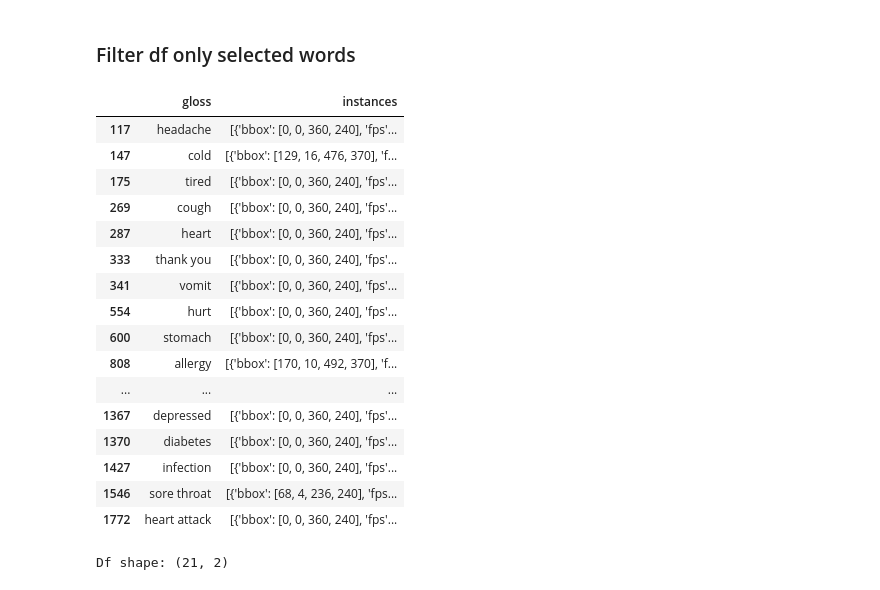
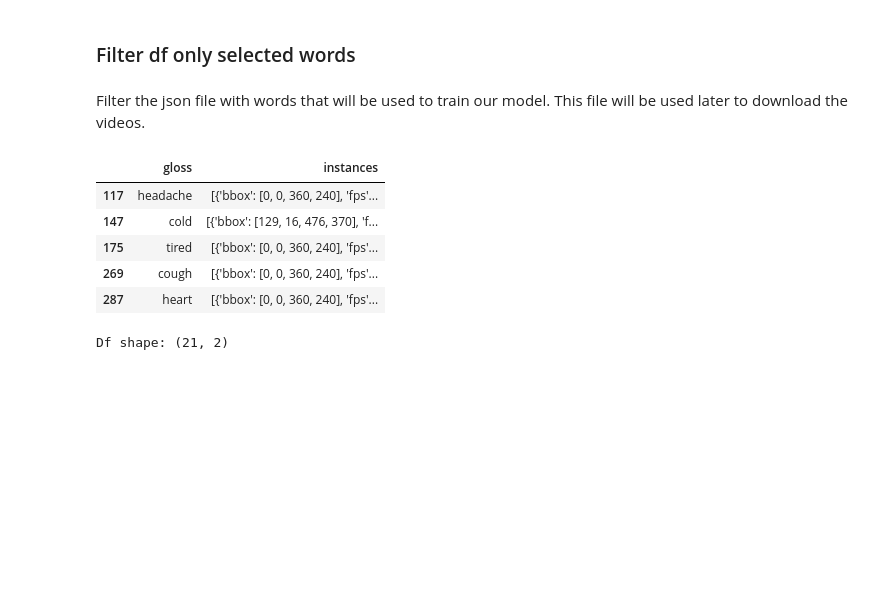
Before and after one commit to pariosur/sign-language-translator, a Jupyter notebook: notebooks/giovannagehring_dataclean.ipynb, the cells around one changed output. Saved outputs shown, nothing was run; the diff lists cells and outputs as text; code cells hidden in the pictures; blank space fills up the shorter version.

```diff
--- a/notebooks/giovannagehring_dataclean.ipynb
+++ b/notebooks/giovannagehring_dataclean.ipynb
@@ -21,31 +31,22 @@ df.head()
 #df["gloss"].to_csv("list_words.csv")
 # %% [markdown]
 ### Filter df only selected words
+# %% [markdown]
+Filter the json file with words that will be used to train our model. This file will be used later to download the videos.
 # %%
 list_selected_words = ["headache", "cough", "sore throat", "blood", "pregnant", "diabetes",
                        "stomach","pain", "allergy", "cold", "bone","diarrhea", "heart", "heart attack",
                        "cochlear implant", "vomit", "depressed", "hurt", "infection", "tired", "thank you"]
 
 df = df[df['gloss'].isin(list_selected_words)]
-df
+df.head()
 # %% [output]
 |  | gloss | instances |
 | 117 | headache | [{'bbox': [0, 0, 360, 240], 'fps'... |
 | 147 | cold | [{'bbox': [129, 16, 476, 370], 'f... |
 | 175 | tired | [{'bbox': [0, 0, 360, 240], 'fps'... |
 | 269 | cough | [{'bbox': [0, 0, 360, 240], 'fps'... |
 | 287 | heart | [{'bbox': [0, 0, 360, 240], 'fps'... |
-| 333 | thank you | [{'bbox': [0, 0, 360, 240], 'fps'... |
-| 341 | vomit | [{'bbox': [0, 0, 360, 240], 'fps'... |
-| 554 | hurt | [{'bbox': [0, 0, 360, 240], 'fps'... |
-| 600 | stomach | [{'bbox': [0, 0, 360, 240], 'fps'... |
-| 808 | allergy | [{'bbox': [170, 10, 492, 370], 'f... |
-| ... | ... | ... |
-| 1367 | depressed | [{'bbox': [0, 0, 360, 240], 'fps'... |
-| 1370 | diabetes | [{'bbox': [0, 0, 360, 240], 'fps'... |
-| 1427 | infection | [{'bbox': [0, 0, 360, 240], 'fps'... |
-| 1546 | sore throat | [{'bbox': [68, 4, 236, 240], 'fps... |
-| 1772 | heart attack | [{'bbox': [0, 0, 360, 240], 'fps'... |
 # %%
 print(f"Df shape: {df.shape}")
 # %% [output]
```
Also changed, not shown: parts of 29 cells of this notebook.
